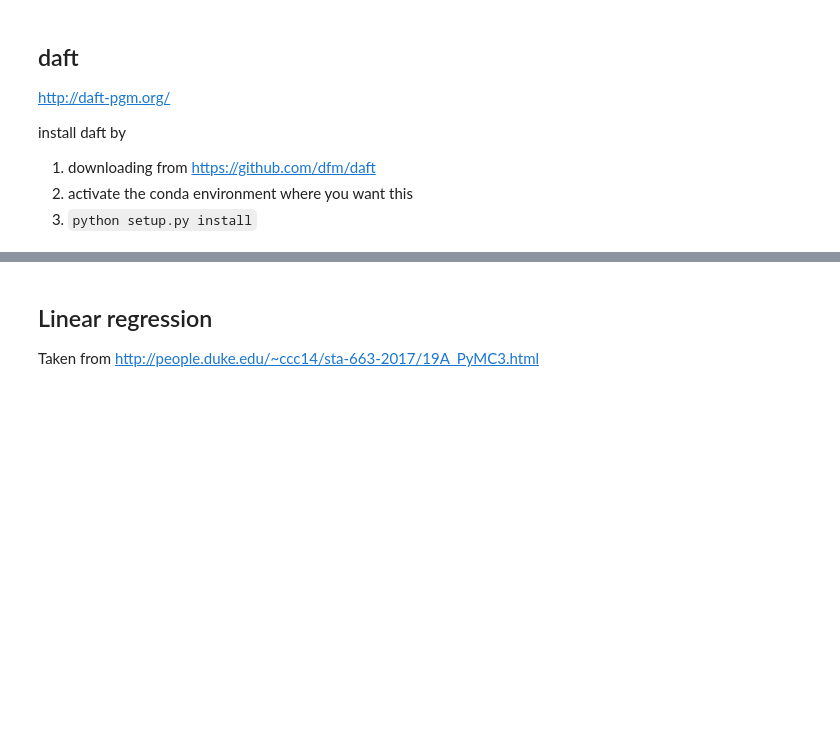
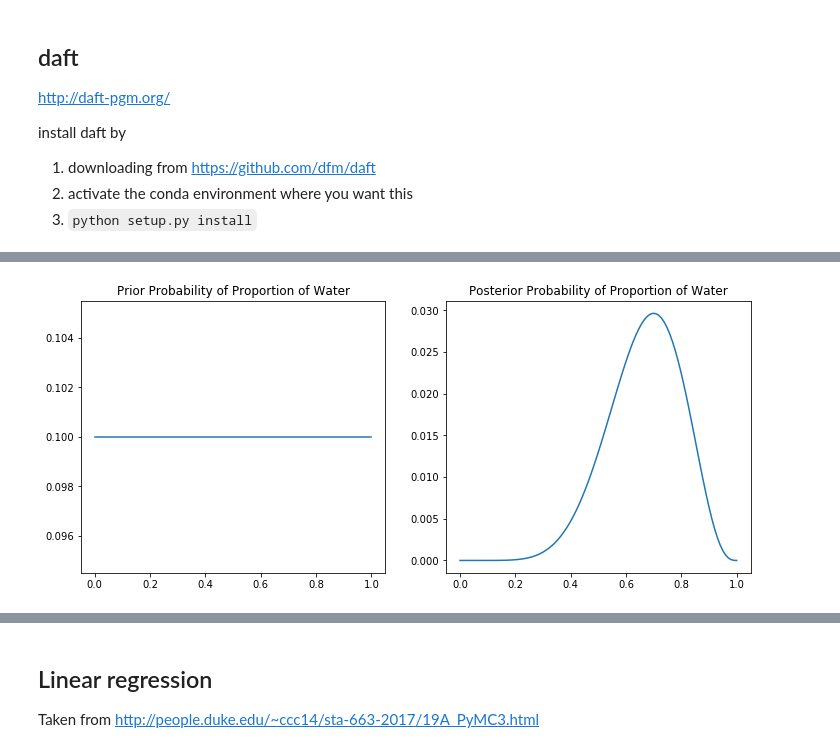
Before and after one commit to NelisW/miscellania, a Jupyter notebook: Bayesian-inference.ipynb, the cells around one changed output, grey strips where cells are left out. Drawn from its saved outputs; the diff is of its cells as text; code cells hidden in the pictures; blank space fills up the shorter version.

```diff
--- a/Bayesian-inference.ipynb
+++ b/Bayesian-inference.ipynb
@@ -12,0 +71,10 @@ install daft by
+# %%
+posterior = numerator/denominator
+fig, axes =plt.subplots(1,2, figsize=(12,5))
+axes[1].plot(possible_proportion_of_water, posterior)
+axes[1].set_title("Posterior Probability of Proportion of Water")
+axes[0].plot(possible_proportion_of_water, probability_of_possible)
+axes[0].set_title("Prior Probability of Proportion of Water")
+plt.savefig('bayesglos03.pdf')
+# %% [output]
+[figure, added]
```
Also changed, not shown: parts of 8 cells of this notebook, 2 other files.
